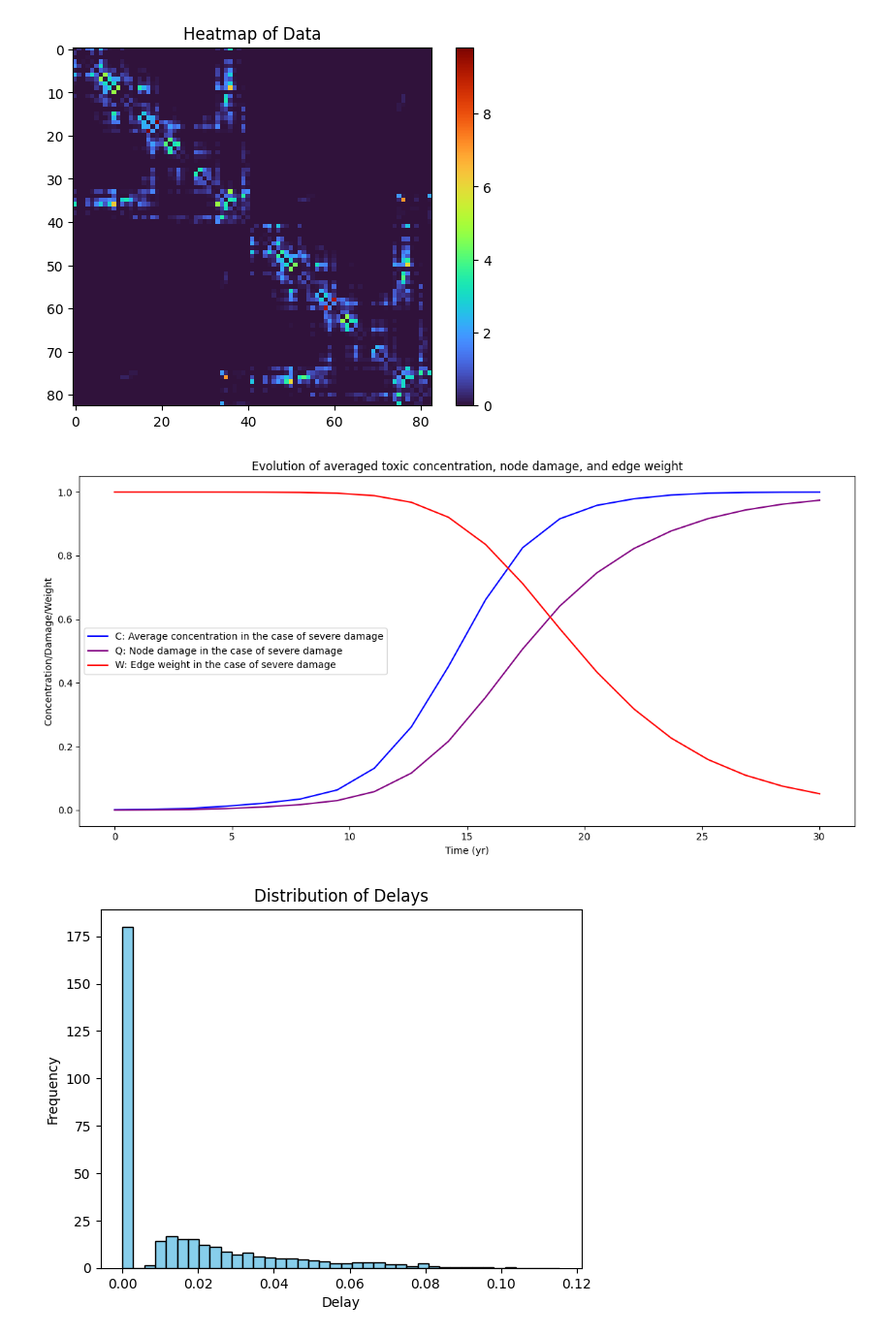
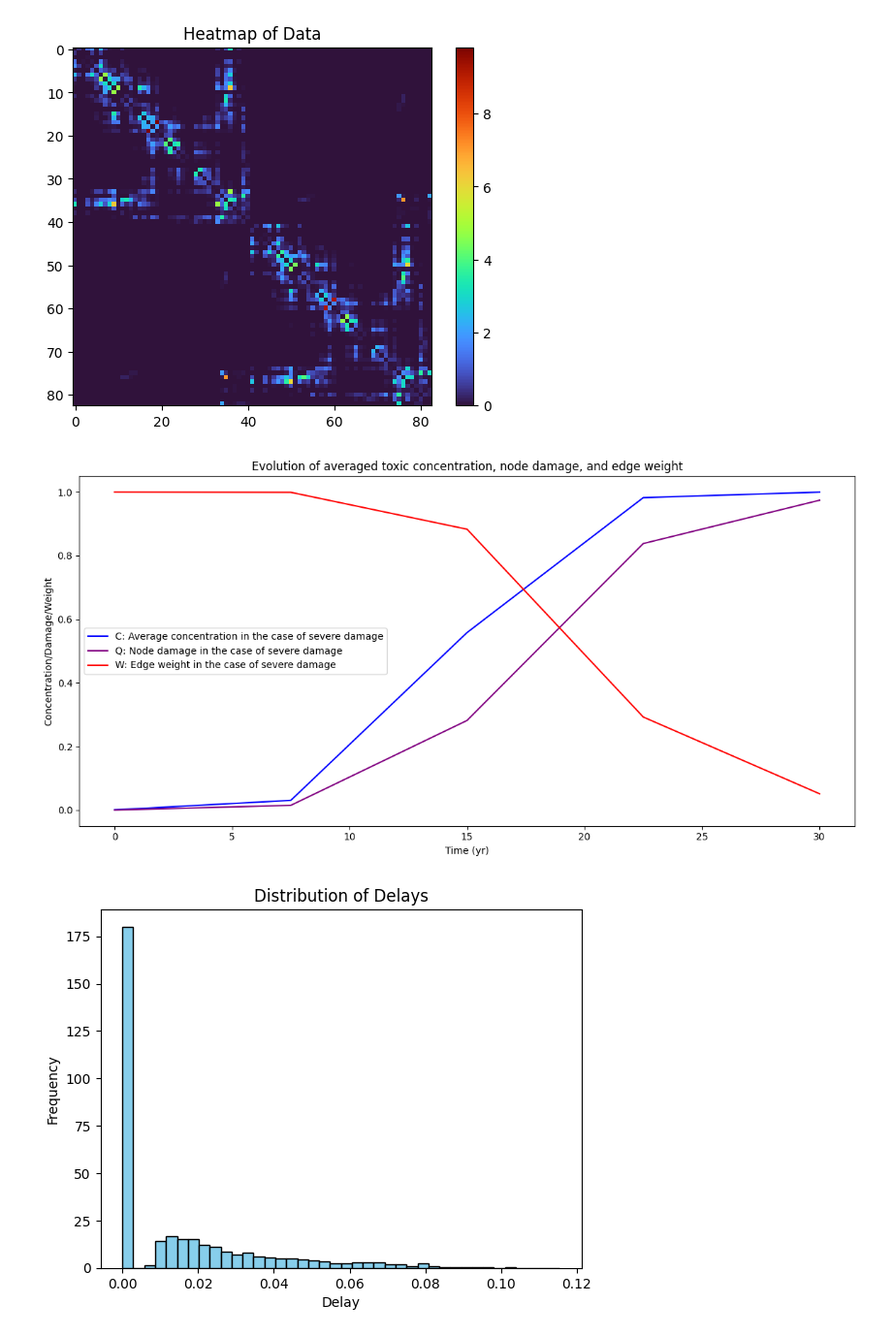
Before and after one commit to shayanshafquat/neuronal-oscillations-evolving-networks, a Jupyter notebook: notebooks/fig4_5.ipynb, the cells around one changed output. Shown: that part at 97% size. Cells and saved outputs as stored; diff of their text form; code cells hidden in the pictures.

```diff
--- a/notebooks/fig4_5.ipynb
+++ b/notebooks/fig4_5.ipynb
@@ -100,33 +100,33 @@ for entorhinal_node in entorhinal_nodes:
     c_k[entorhinal_node-1] = seed_protein_concentration
 # %%
 # Set the time points
-transport_times = np.linspace(0, 30, 20) # From 0 to 30 years, a total of 1000 time points
+transport_times = np.linspace(0, 30, 5) # From 0 to 30 years, a total of 1000 time points
 
 # Set initial conditions
 y0 = np.concatenate((c_k, q_k, w_kj.flatten()))
 
 # Severe damage (β=1/4, γ=1/8)
 sol_severe = odeint(model, y0, transport_times, args=(beta_severe, gamma_severe))
 c_k_severe = sol_severe[:, :num_nodes]
 q_k_severe = sol_severe[:, num_nodes:2*num_nodes]
 w_kj_severe = sol_severe[:, 2*num_nodes:].reshape((len(transport_times), num_nodes, num_nodes))
 C_T_severe = c_k_severe.mean(axis=1)
 Q_severe = q_k_severe.mean(axis=1)
 W_severe = np.array([np.linalg.norm(w) / np.linalg.norm(w_kj) for w in w_kj_severe])
 
 # Plot the results
 plt.figure(figsize=(12, 6))
 plt.plot(transport_times, C_T_severe, 'b-', label='C: Average concentration in the case of severe damage')
 plt.plot(transport_times, Q_severe, color="purple", label='Q: Node damage in the case of severe damage')
 plt.plot(transport_times, W_severe, 'r-', label='W: Edge weight in the case of severe damage')
 plt.title('Evolution of averaged toxic concentration, node damage, and edge weight')
 plt.xlabel('Time (yr)')
 plt.ylabel('Concentration/Damage/Weight')
 plt.legend()
 plt.tight_layout()
 plt.show()
 # %% [output]
-[figure, old version]
+[figure, new version]
 # %%
 tau_kj = np.loadtxt(fiber_length_filename)
 tau_kj = tau_kj/1500
```
Also changed, not shown: parts of 15 cells of this notebook.
